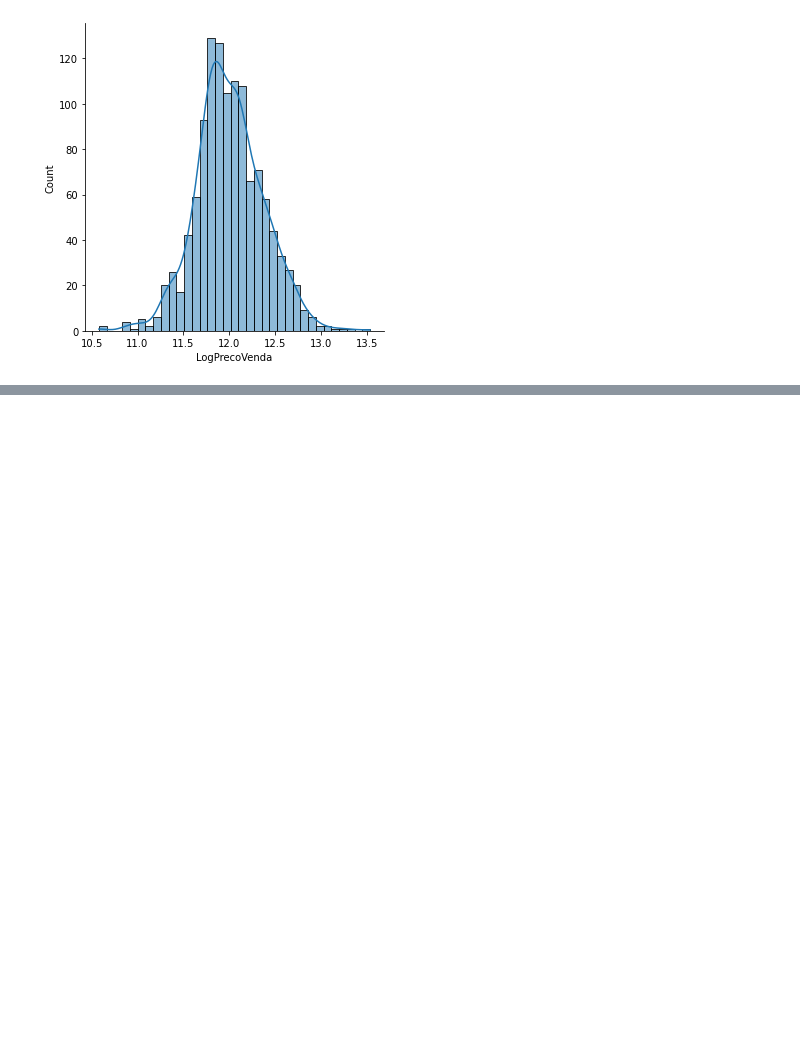
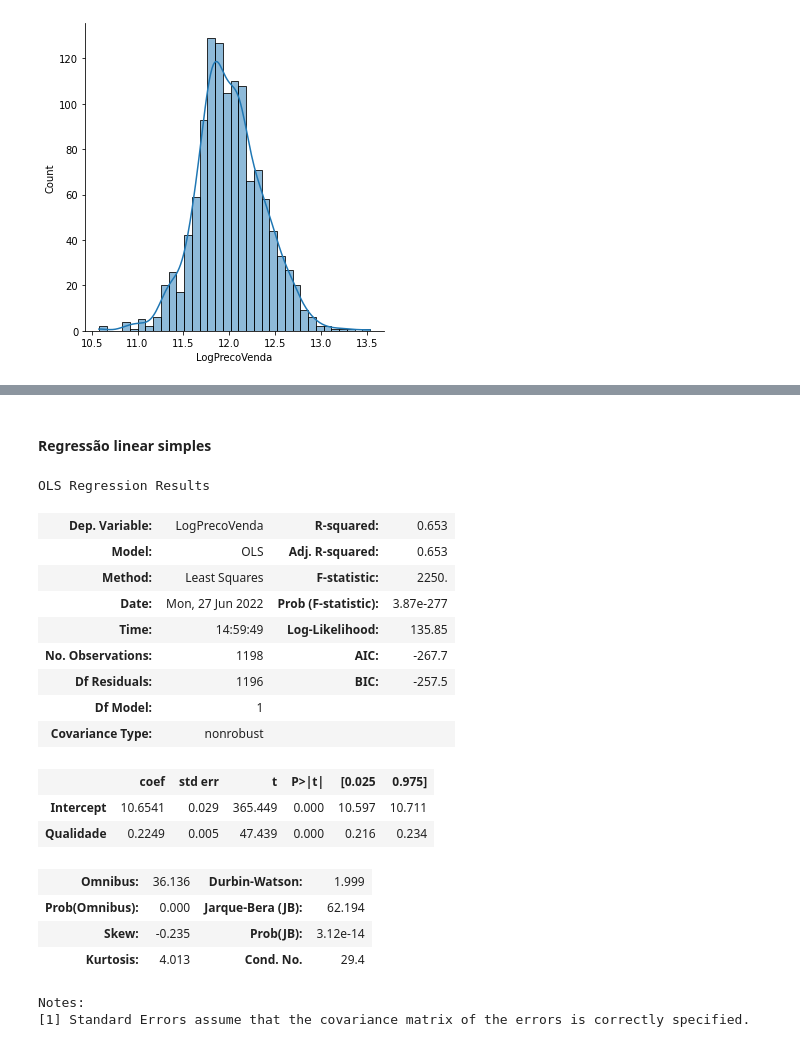
Before and after one commit to onemarcos/Tera-Jupyter-Notebook, a Jupyter notebook: Desafio - Regressão - Quinto Andar/Desafio-Regressao.ipynb, the cells around one changed output, grey strips where cells are left out. Saved outputs shown, nothing was run; the diff lists cells and outputs as text; code cells hidden in the pictures; blank space fills up the shorter version.

```diff
--- a/Desafio - Regressão - Quinto Andar/Desafio-Regressao.ipynb
+++ b/Desafio - Regressão - Quinto Andar/Desafio-Regressao.ipynb
@@ -165,0 +208,27 @@ See the caveats in the documentation: https://pandas.pydata.org/pandas-docs/stab
+# %% [markdown]
+#### Regressão linear simples
+# %%
+import statsmodels.formula.api as smf
+
+modelo_ls1 = smf.ols(formula = 'LogPrecoVenda ~ Qualidade', data=df2).fit()
+modelo_ls1.summary()
+# %% [output]
+OLS Regression Results
+| Dep. Variable: | LogPrecoVenda | R-squared: | 0.653 |
+| Model: | OLS | Adj. R-squared: | 0.653 |
+| Method: | Least Squares | F-statistic: | 2250. |
+| Date: | Mon, 27 Jun 2022 | Prob (F-statistic): | 3.87e-277 |
+| Time: | 14:59:49 | Log-Likelihood: | 135.85 |
+| No. Observations: | 1198 | AIC: | -267.7 |
+| Df Residuals: | 1196 | BIC: | -257.5 |
+| Df Model: | 1 |  |  |
+| Covariance Type: | nonrobust |  |  |
+|  | coef | std err | t | P>|t| | [0.025 | 0.975] |
+| Intercept | 10.6541 | 0.029 | 365.449 | 0.000 | 10.597 | 10.711 |
+| Qualidade | 0.2249 | 0.005 | 47.439 | 0.000 | 0.216 | 0.234 |
+| Omnibus: | 36.136 | Durbin-Watson: | 1.999 |
+| Prob(Omnibus): | 0.000 | Jarque-Bera (JB): | 62.194 |
+| Skew: | -0.235 | Prob(JB): | 3.12e-14 |
+| Kurtosis: | 4.013 | Cond. No. | 29.4 |
+Notes:
+[1] Standard Errors assume that the covariance matrix of the errors is correctly specified.
```
Also changed, not shown: parts of 5 cells of this notebook.
